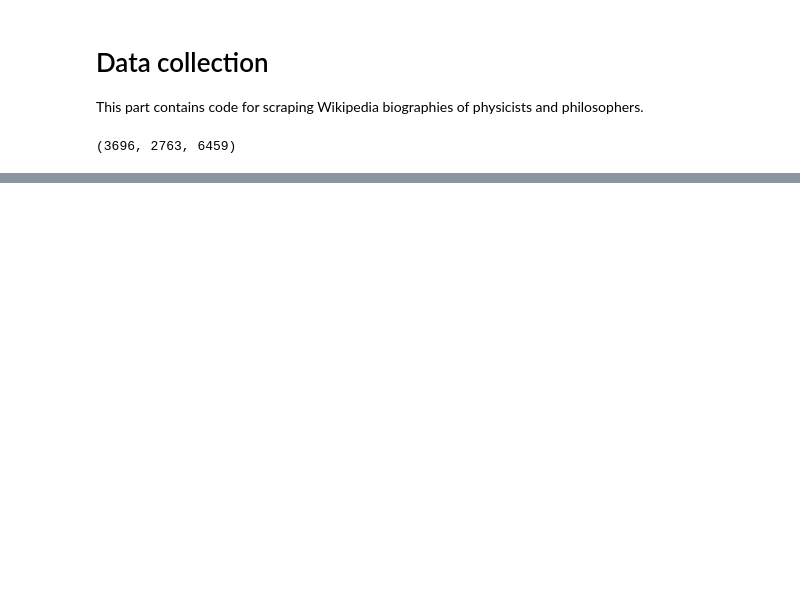
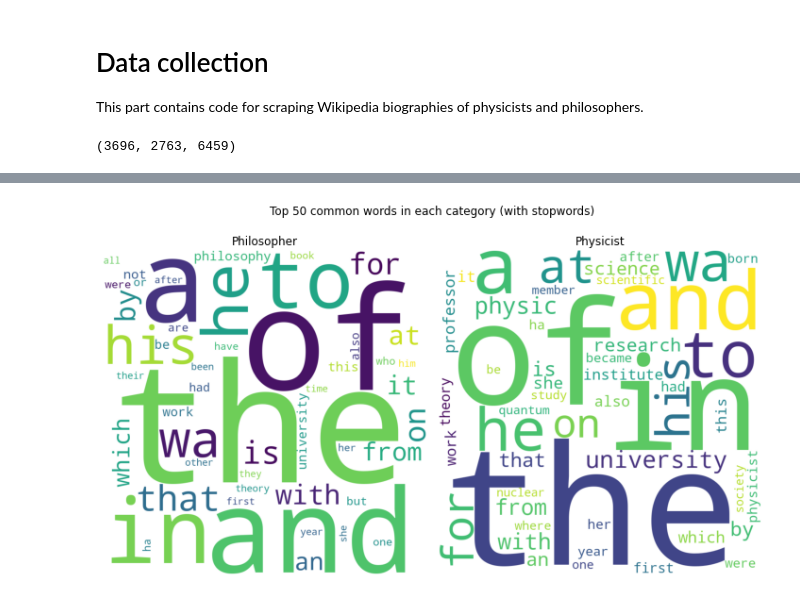
Before and after one commit to AnnaTokareff/data-science-project, a Jupyter notebook: part_1.ipynb, the cells around one changed output, grey strips where cells are left out. Saved outputs shown, nothing was run; the diff lists cells and outputs as text; code cells hidden in the pictures; blank space fills up the shorter version.

```diff
--- a/part_1.ipynb
+++ b/part_1.ipynb
@@ -158,0 +386,19 @@ len(philo_texts), len(physi_texts), len(df)
+# %%
+wordcloud_phil = WordCloud(width=800, height=800, background_color='white', stopwords=stopwords, min_font_size=10).generate_from_frequencies(top_words_phil_sw)
+wordcloud_phys = WordCloud(width=800, height=800, background_color='white', stopwords=stopwords, min_font_size=10).generate_from_frequencies(top_words_phys_sw)
+
+fig, (ax1, ax2) = plt.subplots(1, 2, figsize=(10, 6))
+fig.suptitle("Top 50 common words in each category (with stopwords)")
+
+ax1.imshow(wordcloud_phil)
+ax1.axis("off")
+ax1.set_title("Philosopher")
+
+ax2.imshow(wordcloud_phys)
+ax2.axis("off")
+ax2.set_title("Physicist")
+
+plt.tight_layout()
+plt.show()
+# %% [output]
+[figure, added]
```
Also changed, not shown: parts of 47 cells of this notebook, 1 other file.
